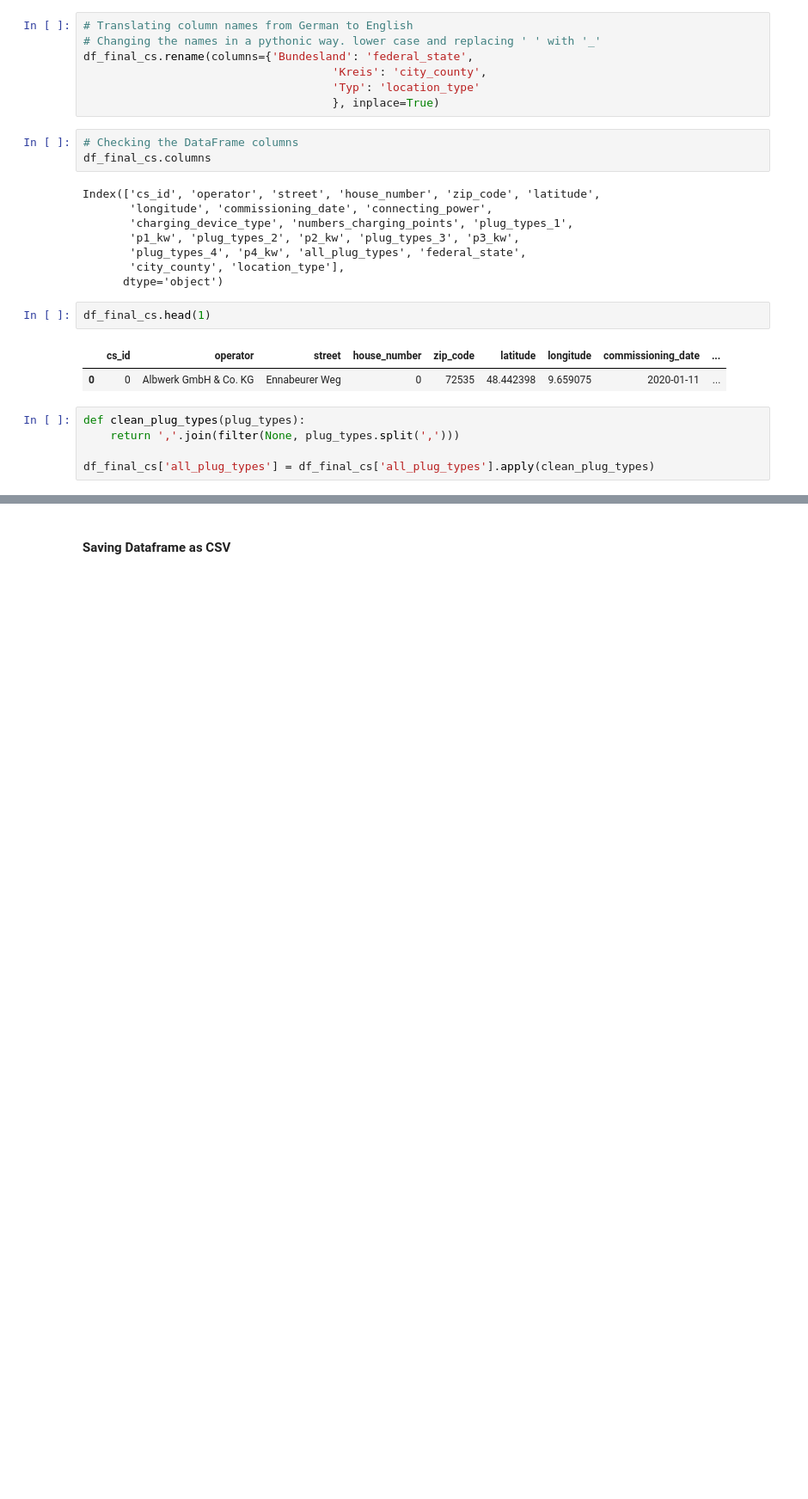
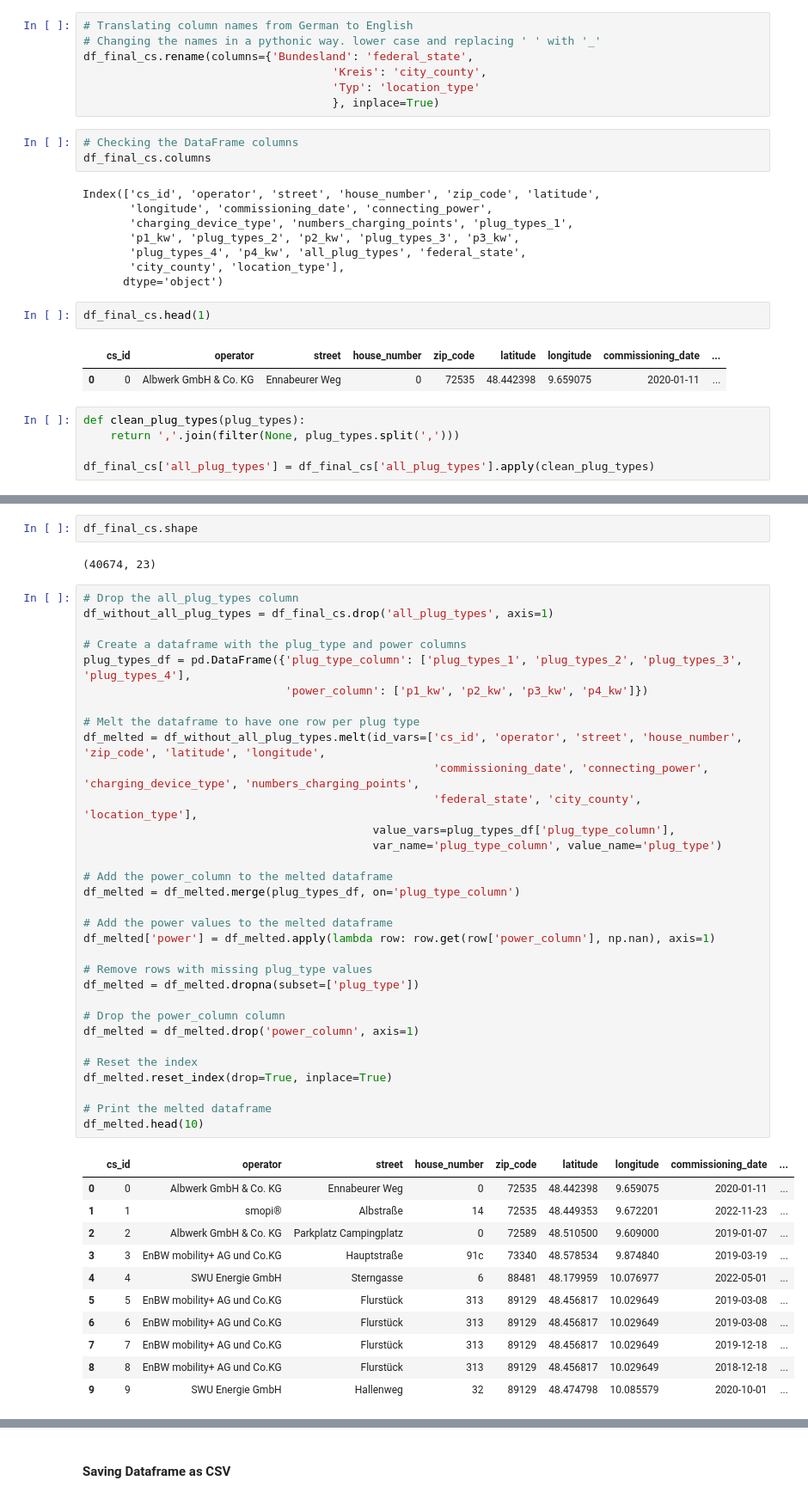
Before and after one commit to RomyBrate/capstone_project_ev, a Jupyter notebook: charging_stations/charging_stations.ipynb, the cells around one changed output, grey strips where cells are left out. Shown at 86% size. Saved outputs shown, nothing was run; the diff lists cells and outputs as text; blank space fills up the shorter version.

Commit message:
tableau changes3

```diff
--- a/charging_stations/charging_stations.ipynb
+++ b/charging_stations/charging_stations.ipynb
@@ -735,0 +755,48 @@ df_final_cs['all_plug_types'] = df_final_cs['all_plug_types'].apply(clean_plug_t
+# %%
+df_final_cs.shape
+# %% [output]
+(40674, 23)
+# %%
+# Drop the all_plug_types column
+df_without_all_plug_types = df_final_cs.drop('all_plug_types', axis=1)
+
+# Create a dataframe with the plug_type and power columns
+plug_types_df = pd.DataFrame({'plug_type_column': ['plug_types_1', 'plug_types_2', 'plug_types_3', 'plug_types_4'],
+                              'power_column': ['p1_kw', 'p2_kw', 'p3_kw', 'p4_kw']})
+
+# Melt the dataframe to have one row per plug type
+df_melted = df_without_all_plug_types.melt(id_vars=['cs_id', 'operator', 'street', 'house_number', 'zip_code', 'latitude', 'longitude',
+                                                    'commissioning_date', 'connecting_power', 'charging_device_type', 'numbers_charging_points',
+                                                    'federal_state', 'city_county', 'location_type'],
+                                           value_vars=plug_types_df['plug_type_column'],
+                                           var_name='plug_type_column', value_name='plug_type')
+
+# Add the power_column to the melted dataframe
+df_melted = df_melted.merge(plug_types_df, on='plug_type_column')
+
+# Add the power values to the melted dataframe
+df_melted['power'] = df_melted.apply(lambda row: row.get(row['power_column'], np.nan), axis=1)
+
+# Remove rows with missing plug_type values
+df_melted = df_melted.dropna(subset=['plug_type'])
+
+# Drop the power_column column
+df_melted = df_melted.drop('power_column', axis=1)
+
+# Reset the index
+df_melted.reset_index(drop=True, inplace=True)
+
+# Print the melted dataframe
+df_melted.head(10)
+# %% [output]
+|  | cs_id | operator | street | house_number | zip_code | latitude | longitude | commissioning_date | ... |
+| 0 | 0 | Albwerk GmbH & Co. KG | Ennabeurer Weg | 0 | 72535 | 48.442398 | 9.659075 | 2020-01-11 | ... |
+| 1 | 1 | smopi® | Albstraße | 14 | 72535 | 48.449353 | 9.672201 | 2022-11-23 | ... |
+| 2 | 2 | Albwerk GmbH & Co. KG | Parkplatz Campingplatz | 0 | 72589 | 48.510500 | 9.609000 | 2019-01-07 | ... |
+| 3 | 3 | EnBW mobility+ AG und Co.KG | Hauptstraße | 91c | 73340 | 48.578534 | 9.874840 | 2019-03-19 | ... |
+| 4 | 4 | SWU Energie GmbH | Sterngasse | 6 | 88481 | 48.179959 | 10.076977 | 2022-05-01 | ... |
+| 5 | 5 | EnBW mobility+ AG und Co.KG | Flurstück | 313 | 89129 | 48.456817 | 10.029649 | 2019-03-08 | ... |
+| 6 | 6 | EnBW mobility+ AG und Co.KG | Flurstück | 313 | 89129 | 48.456817 | 10.029649 | 2019-03-08 | ... |
+| 7 | 7 | EnBW mobility+ AG und Co.KG | Flurstück | 313 | 89129 | 48.456817 | 10.029649 | 2019-12-18 | ... |
+| 8 | 8 | EnBW mobility+ AG und Co.KG | Flurstück | 313 | 89129 | 48.456817 | 10.029649 | 2018-12-18 | ... |
+| 9 | 9 | SWU Energie GmbH | Hallenweg | 32 | 89129 | 48.474798 | 10.085579 | 2020-10-01 | ... |
```
Also changed, not shown: parts of 9 cells of this notebook, 1 other file.
